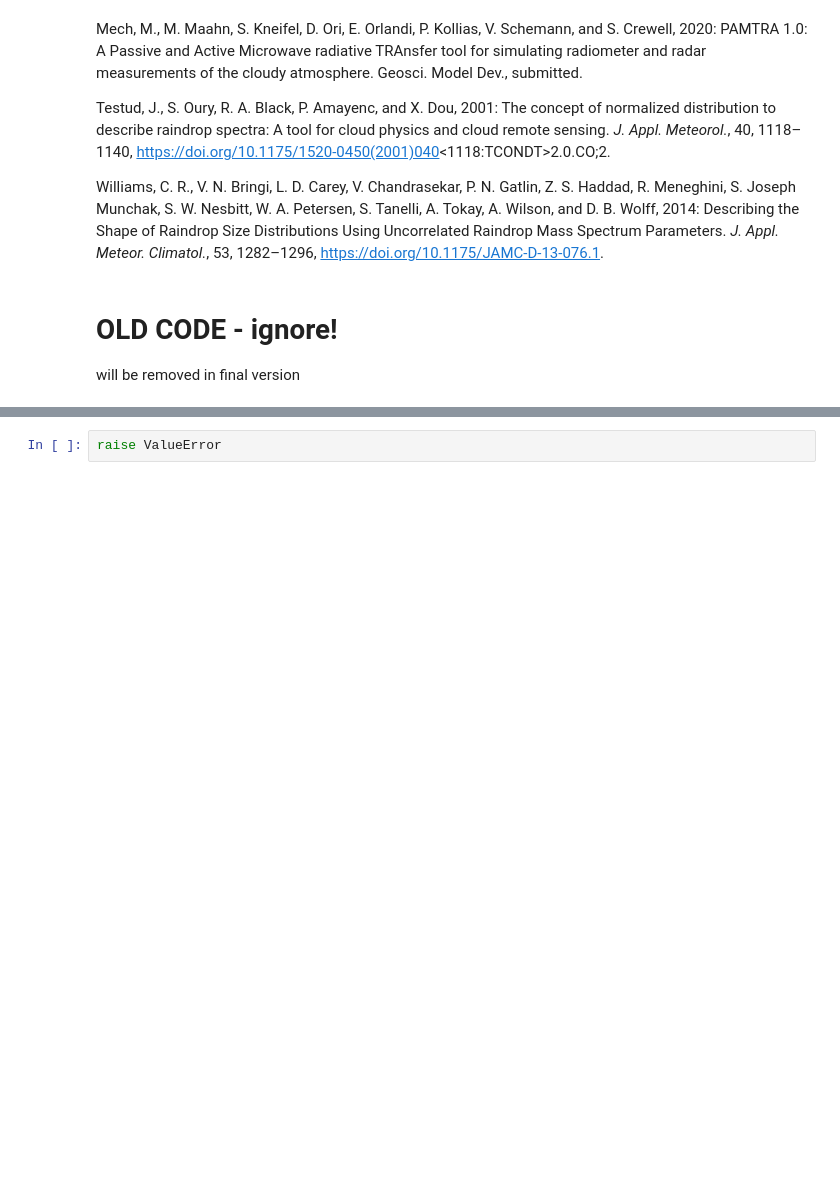
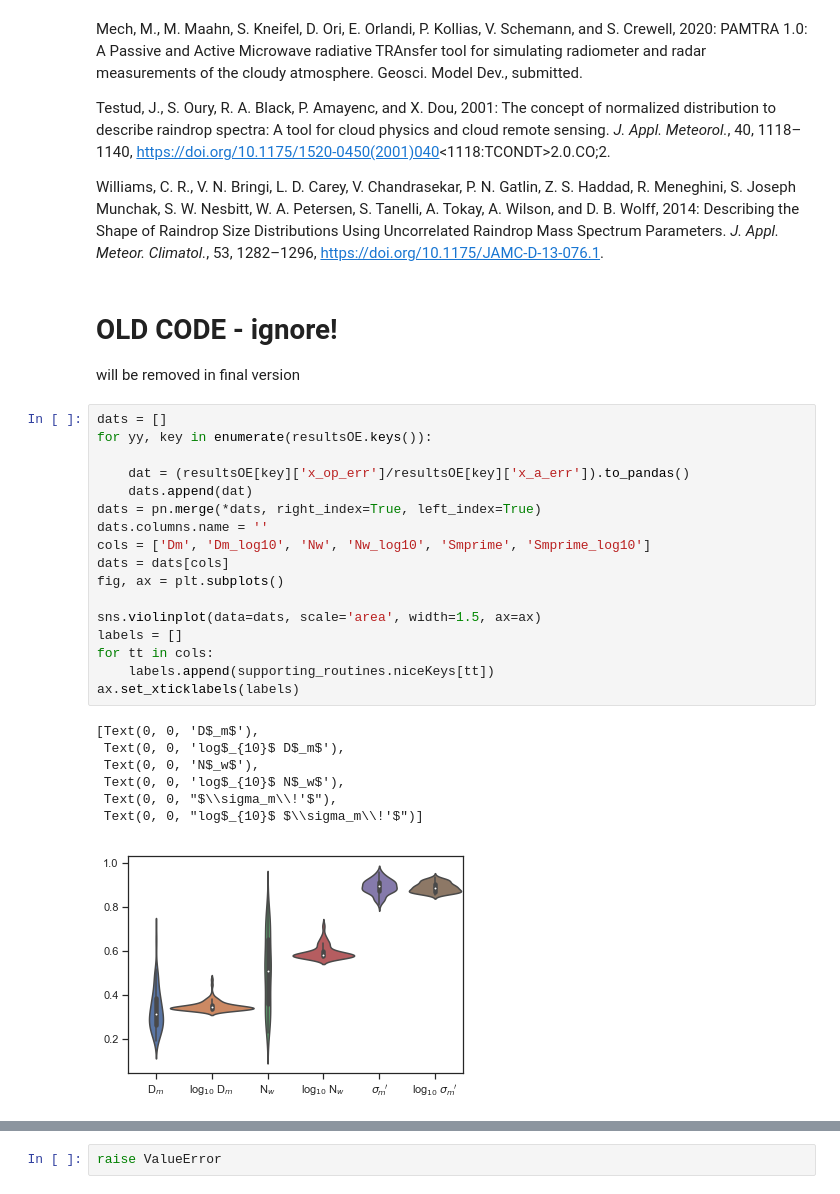
Before and after one commit to maahn/pyOptimalEstimation_examples, a Jupyter notebook: Supplement B - DSD retrieval.ipynb, the cells around one changed output, grey strips where cells are left out. Cells and saved outputs as stored; diff of their text form; blank space fills up the shorter version.

```diff
--- a/Supplement B - DSD retrieval.ipynb
+++ b/Supplement B - DSD retrieval.ipynb
@@ -656,3 +726,28 @@ Williams, C. R., V. N. Bringi, L. D. Carey, V. Chandrasekar, P. N. Gatlin, Z. S.
 # OLD CODE - ignore!
 
 will be removed in final version
+# %%
+dats = []
+for yy, key in enumerate(resultsOE.keys()):
+
+    dat = (resultsOE[key]['x_op_err']/resultsOE[key]['x_a_err']).to_pandas()
+    dats.append(dat)
+dats = pn.merge(*dats, right_index=True, left_index=True)
+dats.columns.name = ''
+cols = ['Dm', 'Dm_log10', 'Nw', 'Nw_log10', 'Smprime', 'Smprime_log10']
+dats = dats[cols]
+fig, ax = plt.subplots()
+
+sns.violinplot(data=dats, scale='area', width=1.5, ax=ax)
+labels = []
+for tt in cols:
+    labels.append(supporting_routines.niceKeys[tt])
+ax.set_xticklabels(labels)
+# %% [output]
+[Text(0, 0, 'D$_m$'),
+ Text(0, 0, 'log$_{10}$ D$_m$'),
+ Text(0, 0, 'N$_w$'),
+ Text(0, 0, 'log$_{10}$ N$_w$'),
+ Text(0, 0, "$\\sigma_m\\!'$"),
+ Text(0, 0, "log$_{10}$ $\\sigma_m\\!'$")]
+[figure, added]
```
Also changed, not shown: parts of 18 cells of this notebook.
